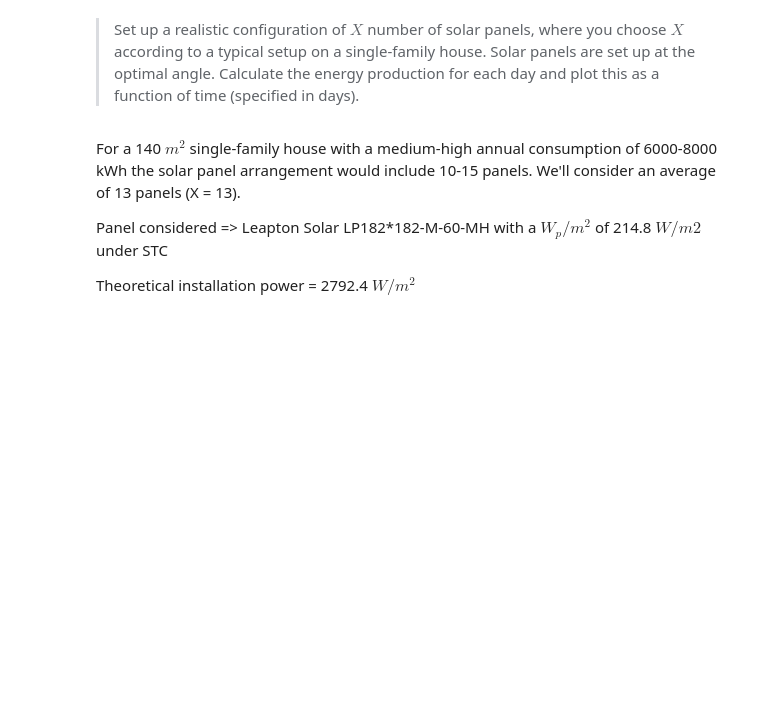
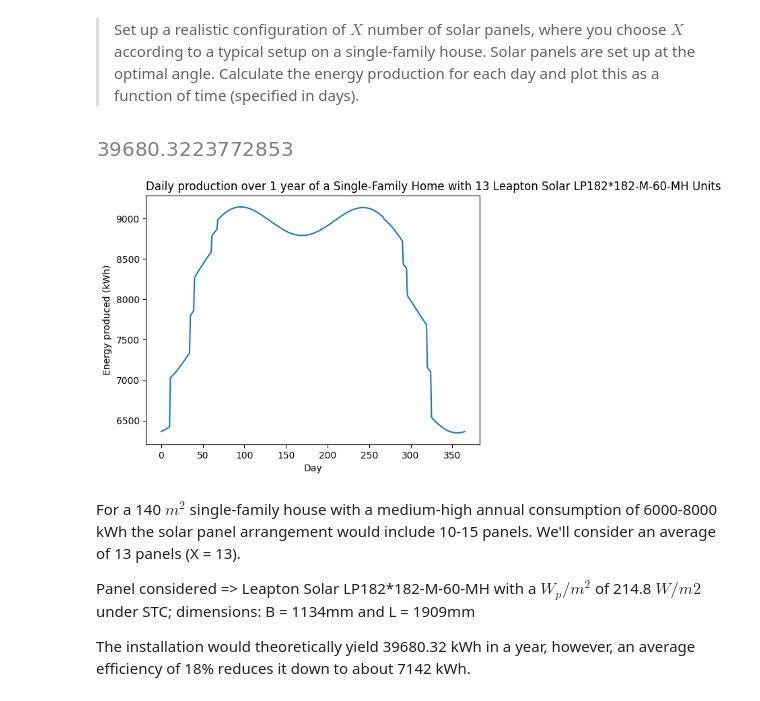
Before and after one commit to Romultra/Ultra-solar-panels, a Jupyter notebook: Questions.ipynb, the cells around one changed output. Drawn from its saved outputs; the diff is of its cells as text; code cells hidden in the pictures; blank space fills up the shorter version.

```diff
--- a/Questions.ipynb
+++ b/Questions.ipynb
@@ -468,8 +499,22 @@ Enegry production at this angle: 1409.9796889700092 kWh
 # %% [markdown]
 > Set up a realistic configuration of $X$ number of solar panels, where you choose $X$ according to a typical setup on a single-family house. Solar panels are set up at the optimal angle. Calculate the energy production for each day and plot this as a function of time (specified in days).
+# %%
+sunpos = site.get_solarposition(times)
+result = flux_function_daily_prod(180, 39, 0.5, 1.134, 1.909, sunpos)
+display((13*result[0])/1000)
+
+plt.title("Daily production over 1 year of a Single-Family Home with 13 Leapton Solar LP182*182-M-60-MH Units", loc = 'left')
+plt.xlabel("Day")
+plt.ylabel("Energy produced (kWh)")
+
+plt.plot(result[1])
+plt.show()
+# %% [output]
+[figure, added]
+[figure, added]
 # %% [markdown]
 For a 140 $m^2$ single-family house with a medium-high annual consumption of 6000-8000 kWh the solar panel arrangement would include 10-15 panels. We'll consider an average of 13 panels (X = 13).
 
-Panel considered => Leapton Solar LP182*182-M-60-MH with a $W_p/m^2$ of 214.8 $W/m2$ under STC
+Panel considered => Leapton Solar LP182*182-M-60-MH with a $W_p/m^2$ of 214.8 $W/m2$ under STC; dimensions: B = 1134mm and L = 1909mm
 
-Theoretical installation power = 2792.4 $W/m^2$
+The installation would theoretically yield 39680.32 kWh in a year, however, an average efficiency of 18% reduces it down to about 7142 kWh.
```
Also changed, not shown: parts of 5 cells of this notebook.
